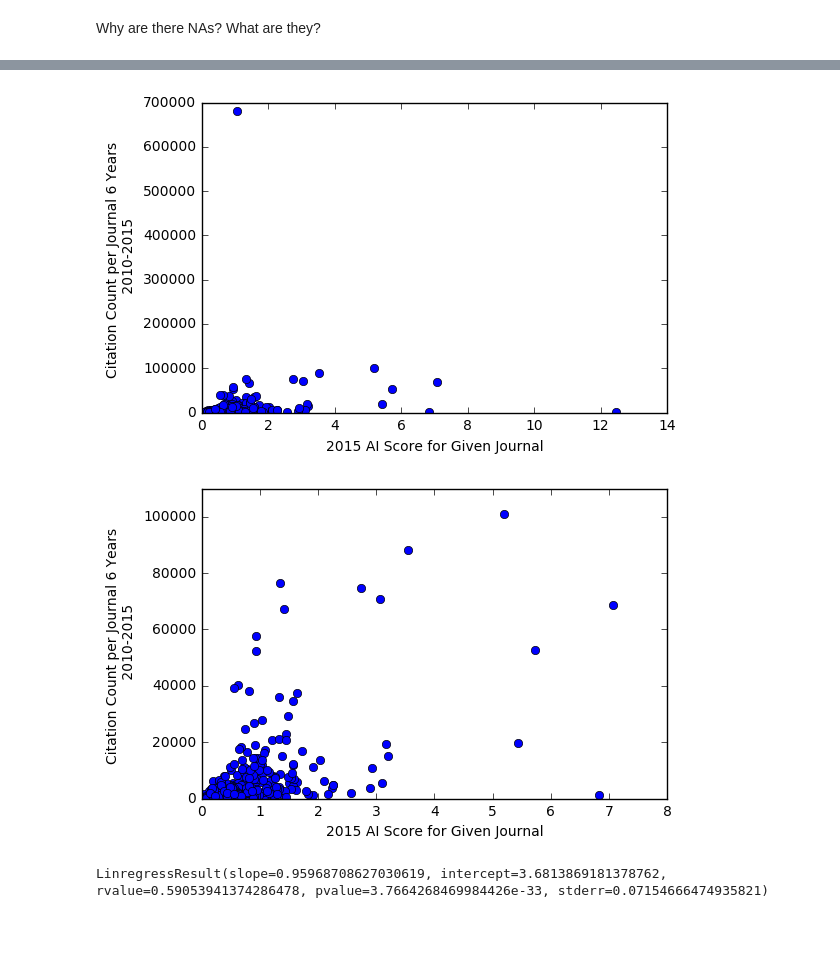
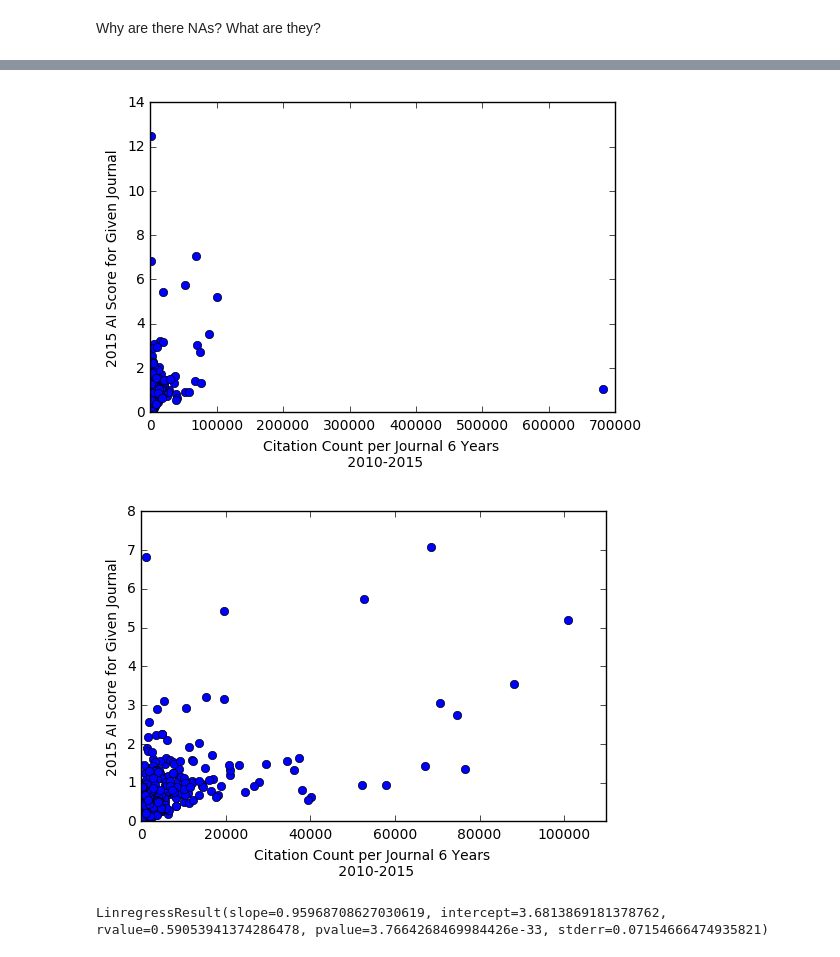
Before and after one commit to FlourishOA/Estimating-Influence, a Jupyter notebook: Code/Estimating-AI-Scores.ipynb, the cells around one changed output, grey strips where cells are left out. Saved outputs shown, nothing was run; the diff lists cells and outputs as text; code cells hidden in the pictures; blank space fills up the shorter version.

```diff
--- a/Code/Estimating-AI-Scores.ipynb
+++ b/Code/Estimating-AI-Scores.ipynb
@@ -228,7 +228,8 @@ counts_pivot_table = counts_pivot_table.unstack()
 counts_pivot_table.columns = counts_pivot_table.columns.to_series().str.join('_')
 # %%
 # Keep only specific columns
-counts_pivot_table = counts_pivot_table[['citation_count_sum', 'citation_count_len', 'paper_count_sum', 'avg_cites_per_paper_sum']]
+counts_pivot_table = counts_pivot_table[['citation_count_sum', 'citation_count_len',
+                                         'paper_count_sum', 'avg_cites_per_paper_sum']]
 # %%
 # Rename certain columns
 counts_pivot_table.rename(columns={'citation_count_len': 'number_years_captured',
@@ -341,21 +321,22 @@ pivot_table_merged
 # %%
-plt.plot(pivot_table_merged['article_influence'],
-         pivot_table_merged['citation_count_sum'], 'o')
-plt.xlabel('2015 AI Score for Given Journal')
-plt.ylabel('Citation Count per Journal 6 Years \n 2010-2015')
+plt.plot(pivot_table_merged['citation_count_sum'], pivot_table_merged['article_influence'], 'o')
+plt.ylabel('2015 AI Score for Given Journal')
+plt.xlabel('Citation Count per Journal 6 Years \n 2010-2015')
 
 
 plt.savefig('ai_citation_ct_5_years_scatterplot.jpg')
 # %% [output]
-[figure, old version]
+[figure, new version]
 # %%
-plt.plot(pivot_table_merged['article_influence'],
-         pivot_table_merged['citation_count_sum'], 'o')
-plt.xlabel('2015 AI Score for Given Journal')
-plt.ylabel('Citation Count per Journal 6 Years \n 2010-2015')
-plt.ylim(0,110000)
-plt.xlim(0, 8)
+plt.plot(pivot_table_merged['citation_count_sum'], pivot_table_merged['article_influence'], 'o')
+
+plt.xlabel('Citation Count per Journal 6 Years \n 2010-2015')
+plt.ylabel('2015 AI Score for Given Journal')
+
+plt.xlim(0,110000) # limit the x axis
+plt.ylim(0, 8) # limit the y axis
+
 plt.savefig('ai_citation_ct_5_years_scatterplot_zoomed.jpg')
 # %% [output]
-[figure, old version]
+[figure, new version]
 # %%
```
Also changed, not shown: parts of 9 cells of this notebook.
